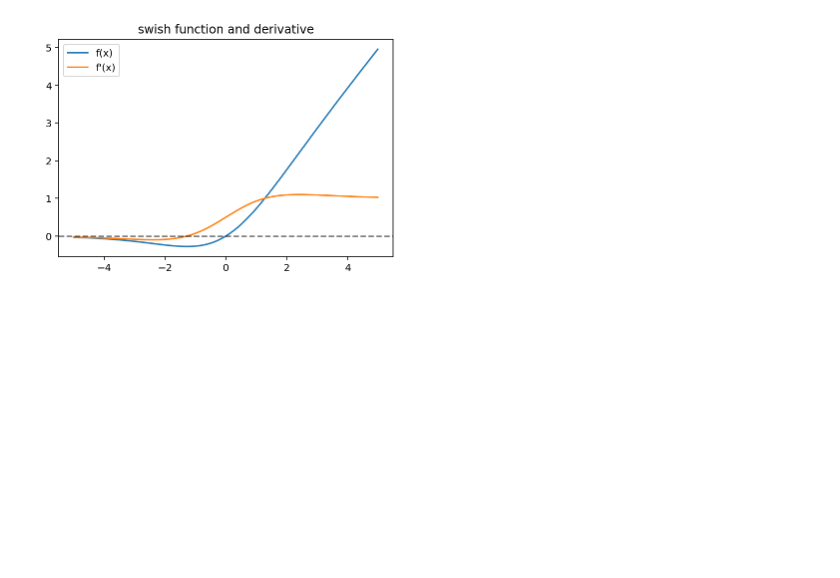
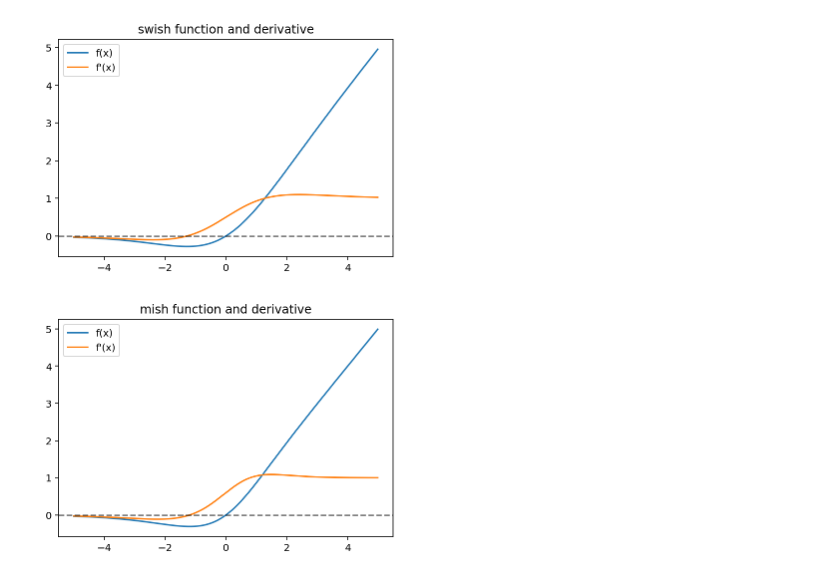
Before and after one commit to OpenSUTD/machine-learning-workshop, a Jupyter notebook: labs/activation_functions.ipynb, the cells around one changed output. Drawn from its saved outputs; the diff is of its cells as text; code cells hidden in the pictures; blank space fills up the shorter version.

```diff
--- a/labs/activation_functions.ipynb
+++ b/labs/activation_functions.ipynb
@@ -54,6 +66,13 @@ def swish(x):
     https://arxiv.org/abs/1710.05941
     """
     return x * tf.math.sigmoid(x)
+
+def mish(x):
+    """
+    Mish: A Self Regularized Non-Monotonic Neural Activation Function.
+    https://arxiv.org/abs/1908.08681
+    """
+    return x * tf.math.tanh(tf.math.log((1 + tf.math.exp(x))))
 # %%
 plot_act(gelu)
 # %% [output]
@@ -62,3 +81,7 @@ plot_act(gelu)
 plot_act(swish)
 # %% [output]
 [figure]
+# %%
+plot_act(mish)
+# %% [output]
+[figure, added]
```
Also changed, not shown: parts of 2 cells of this notebook, 6 other files.
